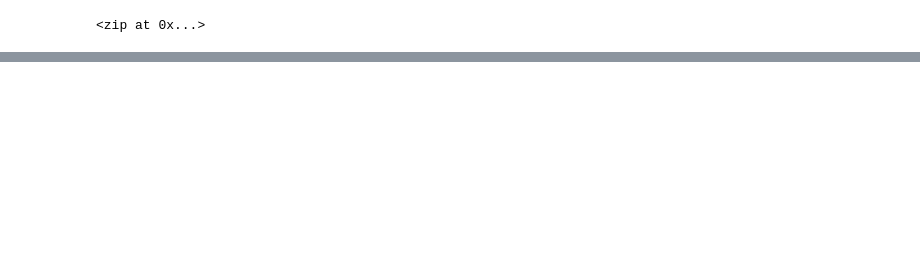
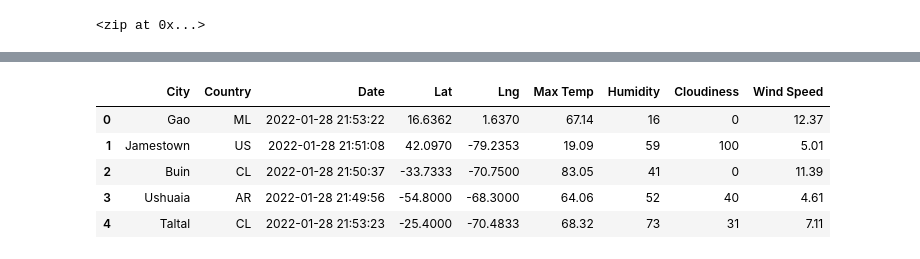
Before and after one commit to bmliddicoat/World_Weather_Analysis, a Jupyter notebook: WeatherPy.ipynb, the cells around one changed output, grey strips where cells are left out. Saved outputs shown, nothing was run; the diff lists cells and outputs as text; code cells hidden in the pictures; blank space fills up the shorter version.

```diff
--- a/WeatherPy.ipynb
+++ b/WeatherPy.ipynb
@@ -36,0 +173,13 @@ len(cities)
+# %%
+new_column_order = ["City", "Country", "Date", "Lat", "Lng", "Max Temp", "Humidity", "Cloudiness", "Wind Speed"]
+
+city_data_df = city_data_df[new_column_order]
+# %%
+city_data_df.head()
+# %% [output]
+|  | City | Country | Date | Lat | Lng | Max Temp | Humidity | Cloudiness | Wind Speed |
+| 0 | Gao | ML | 2022-01-28 21:53:22 | 16.6362 | 1.6370 | 67.14 | 16 | 0 | 12.37 |
+| 1 | Jamestown | US | 2022-01-28 21:51:08 | 42.0970 | -79.2353 | 19.09 | 59 | 100 | 5.01 |
+| 2 | Buin | CL | 2022-01-28 21:50:37 | -33.7333 | -70.7500 | 83.05 | 41 | 0 | 11.39 |
+| 3 | Ushuaia | AR | 2022-01-28 21:49:56 | -54.8000 | -68.3000 | 64.06 | 52 | 40 | 4.61 |
+| 4 | Taltal | CL | 2022-01-28 21:53:23 | -25.4000 | -70.4833 | 68.32 | 73 | 31 | 7.11 |
```
Also changed, not shown: parts of 11 cells of this notebook, 6 other files.
